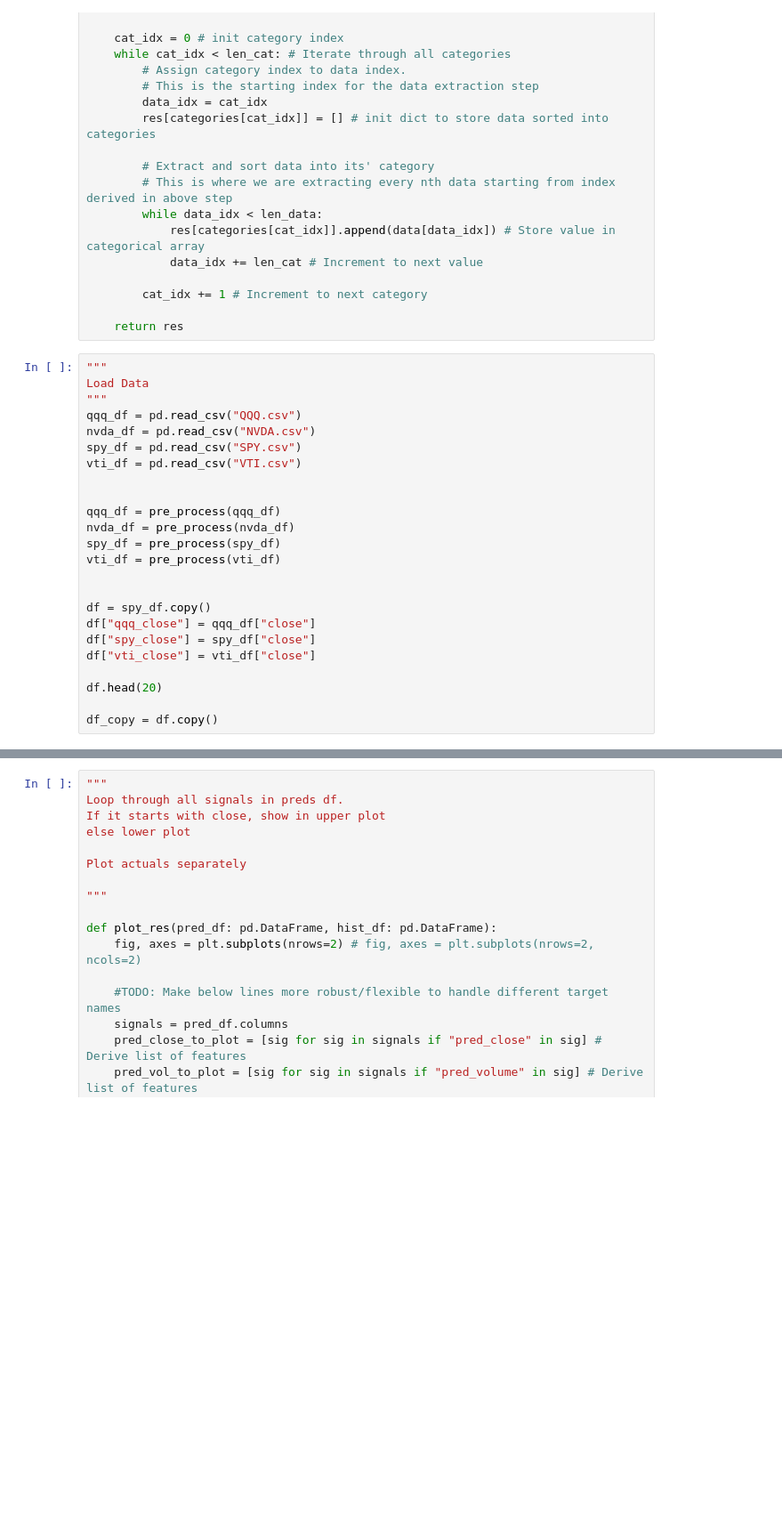
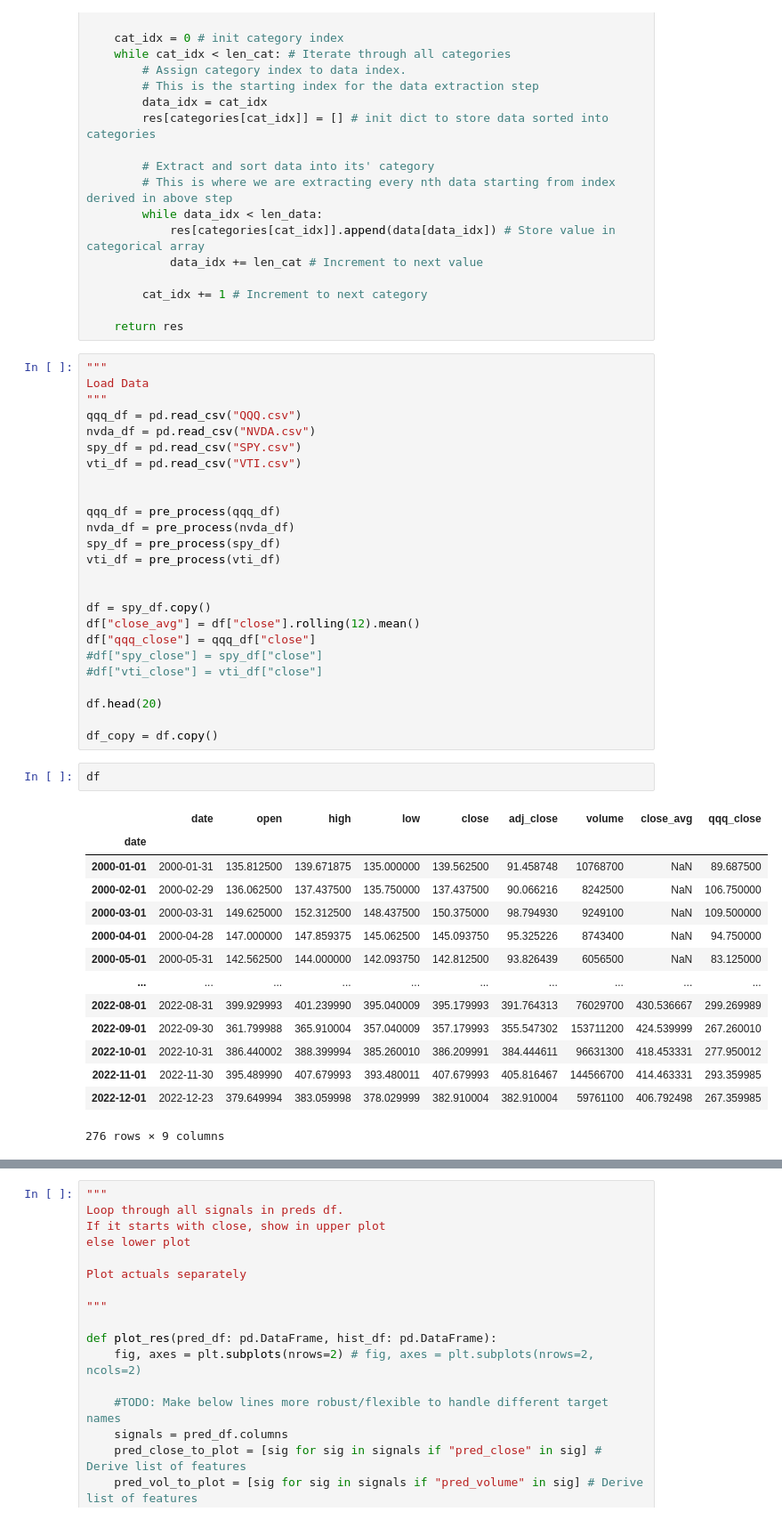
Before and after one commit to IllegalOpcode007/mlForecast, a Jupyter notebook: skLearnForecast.ipynb, the cells around one changed output, grey strips where cells are left out. Shown at 89% size. Saved outputs shown, nothing was run; the diff lists cells and outputs as text; blank space fills up the shorter version.

```diff
--- a/skLearnForecast.ipynb
+++ b/skLearnForecast.ipynb
@@ -314,11 +321,29 @@ vti_df = pre_process(vti_df)
 
 
 df = spy_df.copy()
+df["close_avg"] = df["close"].rolling(12).mean()
 df["qqq_close"] = qqq_df["close"]
-df["spy_close"] = spy_df["close"]
-df["vti_close"] = vti_df["close"]
+#df["spy_close"] = spy_df["close"]
+#df["vti_close"] = vti_df["close"]
 
 df.head(20)
 
 df_copy = df.copy()
+# %%
+df
+# %% [output]
+|  | date | open | high | low | close | adj_close | volume | close_avg | qqq_close |
+| date |  |  |  |  |  |  |  |  |  |
+| 2000-01-01 | 2000-01-31 | 135.812500 | 139.671875 | 135.000000 | 139.562500 | 91.458748 | 10768700 | NaN | 89.687500 |
+| 2000-02-01 | 2000-02-29 | 136.062500 | 137.437500 | 135.750000 | 137.437500 | 90.066216 | 8242500 | NaN | 106.750000 |
+| 2000-03-01 | 2000-03-31 | 149.625000 | 152.312500 | 148.437500 | 150.375000 | 98.794930 | 9249100 | NaN | 109.500000 |
+| 2000-04-01 | 2000-04-28 | 147.000000 | 147.859375 | 145.062500 | 145.093750 | 95.325226 | 8743400 | NaN | 94.750000 |
+| 2000-05-01 | 2000-05-31 | 142.562500 | 144.000000 | 142.093750 | 142.812500 | 93.826439 | 6056500 | NaN | 83.125000 |
+| ... | ... | ... | ... | ... | ... | ... | ... | ... | ... |
+| 2022-08-01 | 2022-08-31 | 399.929993 | 401.239990 | 395.040009 | 395.179993 | 391.764313 | 76029700 | 430.536667 | 299.269989 |
+| 2022-09-01 | 2022-09-30 | 361.799988 | 365.910004 | 357.040009 | 357.179993 | 355.547302 | 153711200 | 424.539999 | 267.260010 |
+| 2022-10-01 | 2022-10-31 | 386.440002 | 388.399994 | 385.260010 | 386.209991 | 384.444611 | 96631300 | 418.453331 | 277.950012 |
+| 2022-11-01 | 2022-11-30 | 395.489990 | 407.679993 | 393.480011 | 407.679993 | 405.816467 | 144566700 | 414.463331 | 293.359985 |
+| 2022-12-01 | 2022-12-23 | 379.649994 | 383.059998 | 378.029999 | 382.910004 | 382.910004 | 59761100 | 406.792498 | 267.359985 |
+276 rows × 9 columns
 # %%
```
Also changed, not shown: parts of 17 cells of this notebook.
